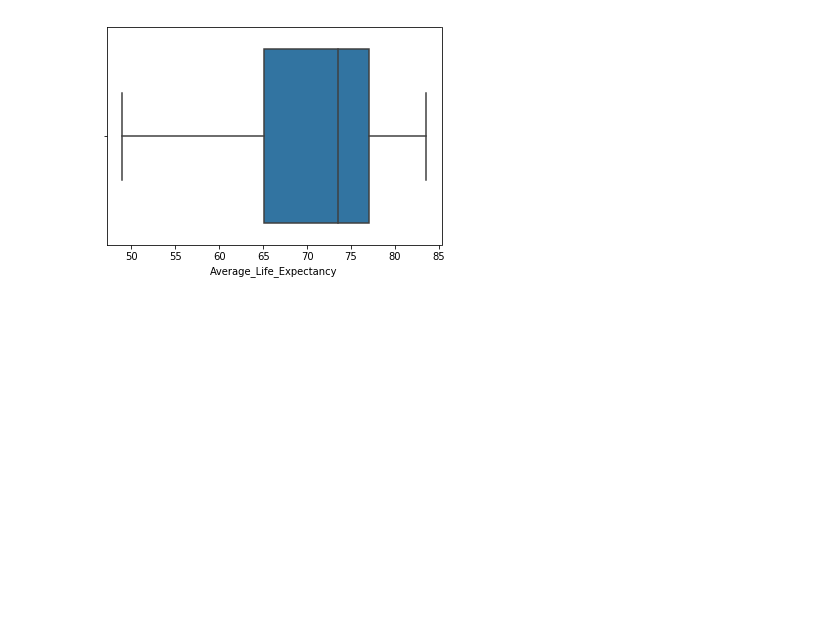
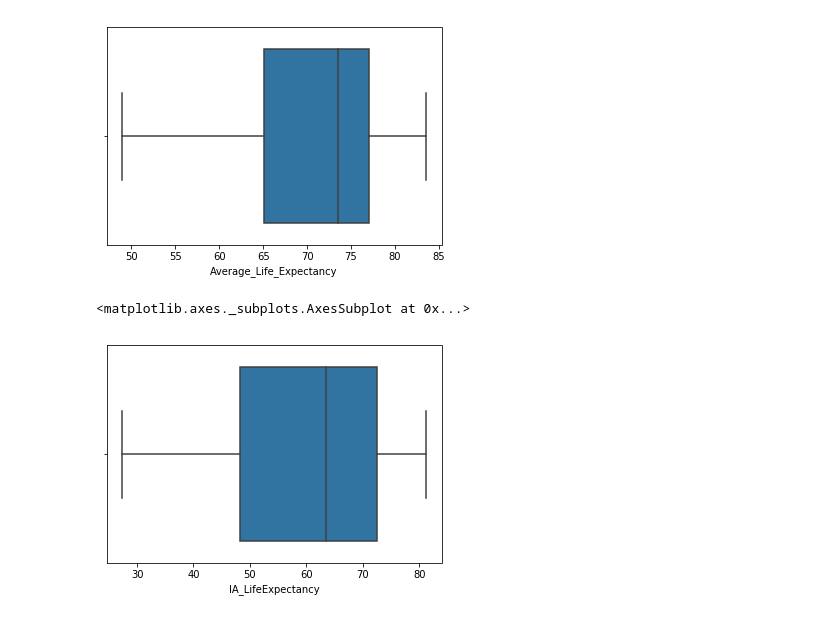
Before and after one commit to angela1C/Programming-for-Data-Analysis-Simulation-Project-2019, a Jupyter notebook: HappyPlanet.ipynb, the cells around one changed output. Cells and saved outputs as stored; diff of their text form; code cells hidden in the pictures; blank space fills up the shorter version.

```diff
--- a/HappyPlanet.ipynb
+++ b/HappyPlanet.ipynb
@@ -315,3 +468,8 @@ sns.boxplot(hpi.Average_Life_Expectancy)
 # %% [output]
 <matplotlib.axes._subplots.AxesSubplot at 0x...>
 [figure]
+# %%
+sns.boxplot(hpi.IA_LifeExpectancy)
+# %% [output]
+<matplotlib.axes._subplots.AxesSubplot at 0x...>
+[figure, added]
```
Also changed, not shown: parts of 41 cells of this notebook.
